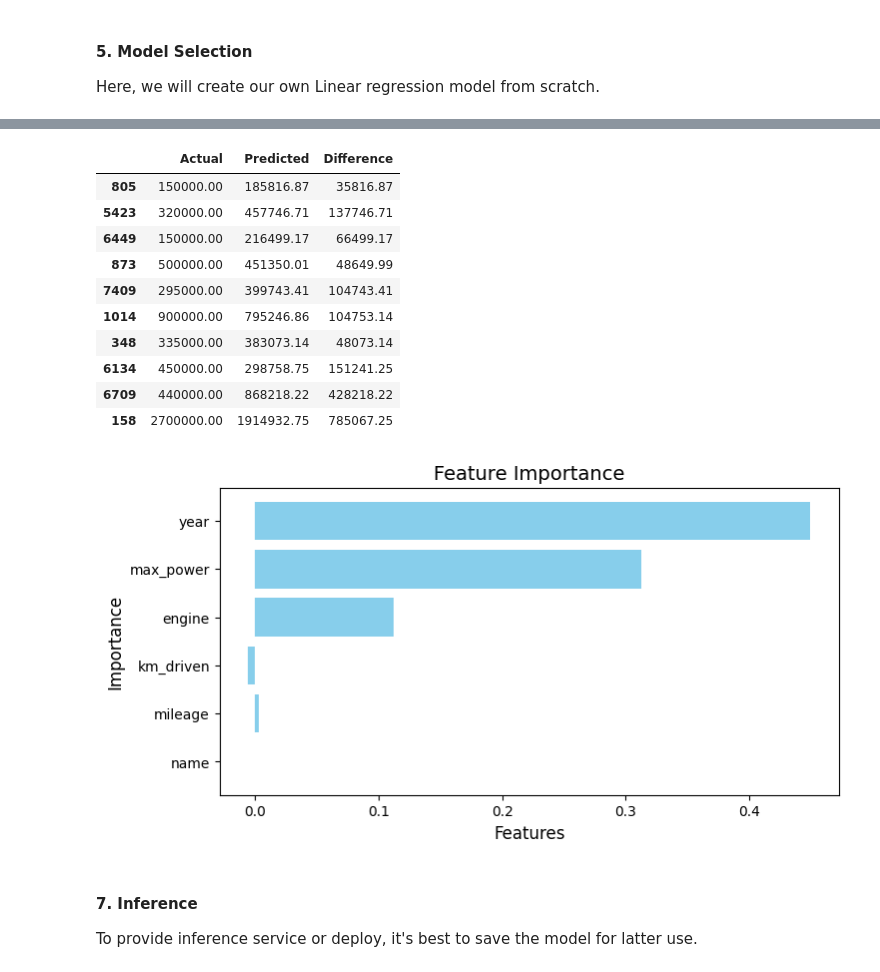
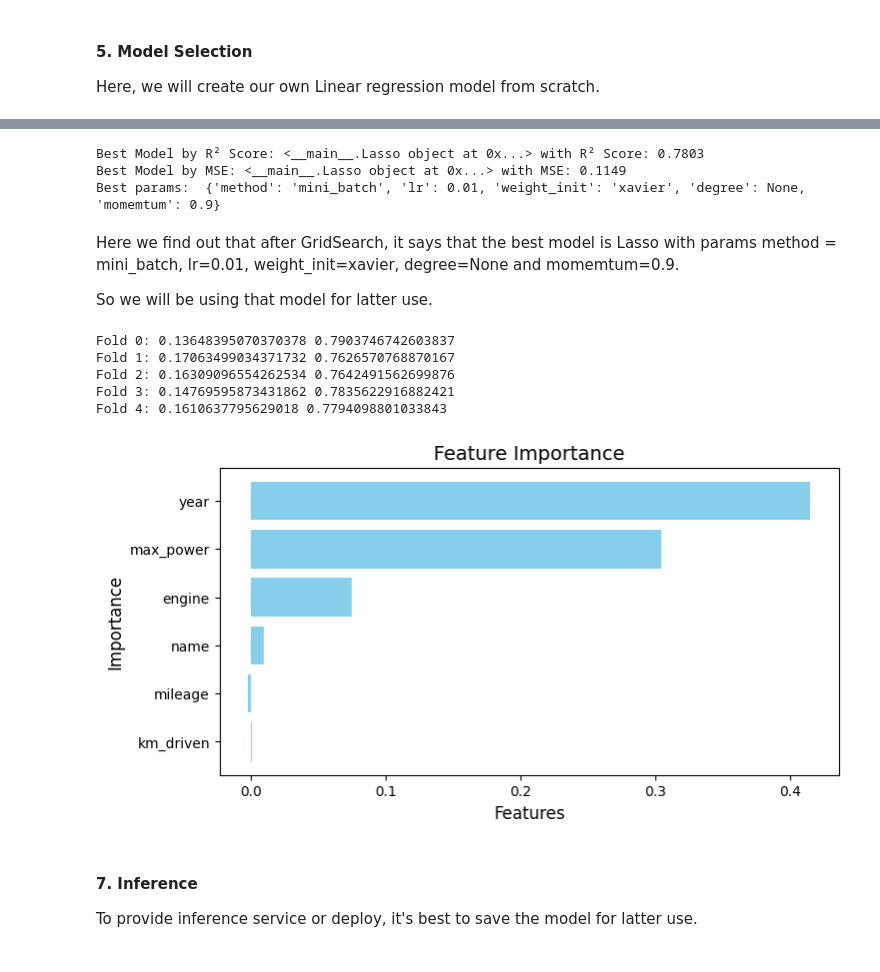
Before and after one commit to puskr99/A3-car-price, a Jupyter notebook: code/car-price-prediction.ipynb, the cells around one changed output, grey strips where cells are left out. Drawn from its saved outputs; the diff is of its cells as text; code cells hidden in the pictures.

```diff
--- a/code/car-price-prediction.ipynb
+++ b/code/car-price-prediction.ipynb
@@ -585,8 +585,8 @@ from sklearn.model_selection import KFold
 
 class LinearRegression(object):
 
-    def __init__(self, regularization, lr=0.01, method='batch', num_epochs=100, batch_size=64, cv=5,
-                 weight_init = "zeros", weight_decay=1e-5, momemtum = 0.01, degree=None):
+    def __init__(self, regularization: float= None, lr=0.01, method='batch', num_epochs=100, batch_size=64, cv=5,
+                 weight_init = "zeros", momemtum = 0.01, degree=None):
         self.lr         = lr
         self.num_epochs = num_epochs
         self.batch_size = batch_size
@@ -594,7 +594,6 @@ class LinearRegression(object):
         self.cv         = cv
         self.regularization = regularization
         self.weight_init = weight_init
-        self.weight_decay = weight_decay
         self.momemtum = momemtum
         self.degree = degree
 
@@ -679,7 +678,10 @@ class LinearRegression(object):
     def _train(self, X, y):
         yhat = self.predict(X, is_adjust_for_poly_degree= False)
         m    = X.shape[0]
-        grad = (1/m) * X.T @(yhat - y) + self.regularization.derivation(self.theta)
+        if self.regularization is not None:
+            grad = (1/m) * X.T @(yhat - y) + self.regularization.derivation(self.theta)
+        else:
+            grad = (1/m) * X.T @(yhat - y)
 
         # add momemtum if applicable
         self.update_with_momemtum(grad)
@@ -888,20 +924,0 @@ Test R2 score:  0.8110490698504145
-# %%
-pd.set_option('display.float_format', '{:.2f}'.format)
-comp = pd.DataFrame({
-    "Actual": np.exp(y_test),
-    'Predicted': np.exp(yhat),
-    "Difference": (np.abs(np.exp(yhat) - np.exp(y_test)))
-})
-comp.tail(10)
-# %% [output]
-|  | Actual | Predicted | Difference |
-| 805 | 150000.00 | 185816.87 | 35816.87 |
-| 5423 | 320000.00 | 457746.71 | 137746.71 |
-| 6449 | 150000.00 | 216499.17 | 66499.17 |
-| 873 | 500000.00 | 451350.01 | 48649.99 |
-| 7409 | 295000.00 | 399743.41 | 104743.41 |
-| 1014 | 900000.00 | 795246.86 | 104753.14 |
-| 348 | 335000.00 | 383073.14 | 48073.14 |
-| 6134 | 450000.00 | 298758.75 | 151241.25 |
-| 6709 | 440000.00 | 868218.22 | 428218.22 |
-| 158 | 2700000.00 | 1914932.75 | 785067.25 |
@@ -967,19 +925,29 @@ comp.tail(10)
 # %%
-# print(f"Best Model by R² Score: {best_model_r2} with R² Score: {best_r2:.4f}")
-# print(f"Best Model by MSE: {best_model_mse} with MSE: {best_mse:.4f}")
+print(f"Best Model by R² Score: {best_model_r2} with R² Score: {best_r2:.4f}")
+print(f"Best Model by MSE: {best_model_mse} with MSE: {best_mse:.4f}")
 
-# mlflow.end_run()
-# print('best model r2: ', best_model_r2)
-# print('='*100)
-# print('best model ms2: ', best_model_mse)
-# print('='*100)
-# print('best_mse_loss: ', best_params_r2)
-# print('='*130)
-# print('best_param_mse: ', best_params_mse)
+print('Best params: ', best_params_mse)
+# %% [output]
+Best Model by R² Score: <__main__.Lasso object at 0x...> with R² Score: 0.7803
+Best Model by MSE: <__main__.Lasso object at 0x...> with MSE: 0.1149
+Best params:  {'method': 'mini_batch', 'lr': 0.01, 'weight_init': 'xavier', 'degree': None, 'momemtum': 0.9}
+# %% [markdown]
+Here we find out that after GridSearch, it says that the best model is Lasso with params method = mini_batch, lr=0.01, weight_init=xavier, degree=None and momemtum=0.9.
+
+So we will be using that model for latter use.
+# %%
+_grid_model = Lasso(method="mini_batch", lr=0.01, weight_init= "xavier", degree=None, momemtum= 0.9)
+_grid_model.fit(X_train, y_train)
+# %% [output]
+Fold 0: 0.13648395070370378 0.7903746742603837
+Fold 1: 0.17063499034371732 0.7626570768870167
+Fold 2: 0.16309096554262534 0.7642491562699876
+Fold 3: 0.14769595873431862 0.7835622916882421
+Fold 4: 0.1610637795629018 0.7794098801033843
 # %%
-model.plot_feature_importance()
+_grid_model.plot_feature_importance()
 # %% [output]
-[figure, old version]
+[figure, new version]
 # %% [markdown]
 #### 7. Inference
 To provide inference service or deploy, it's best to save the model for latter use.
```
Also changed, not shown: parts of 8 cells of this notebook, 1 other file.
